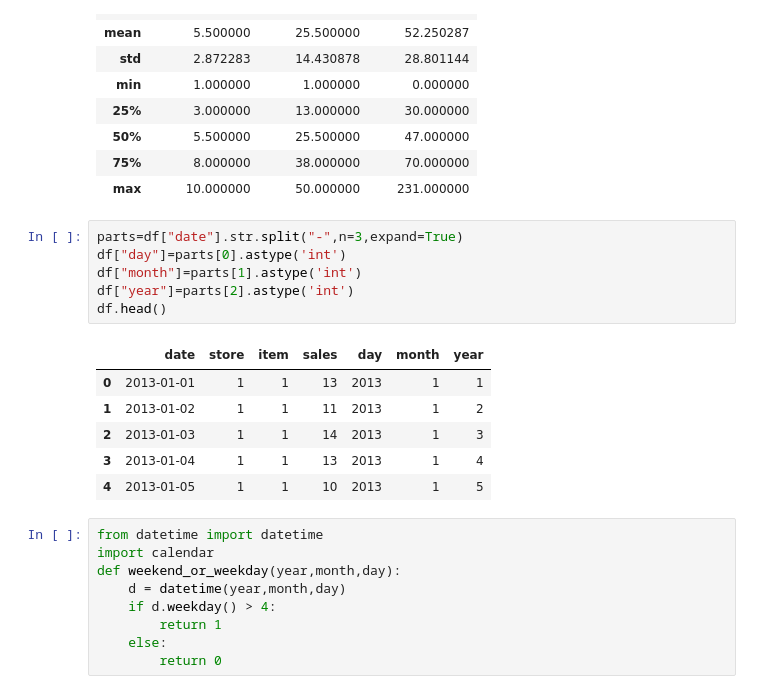
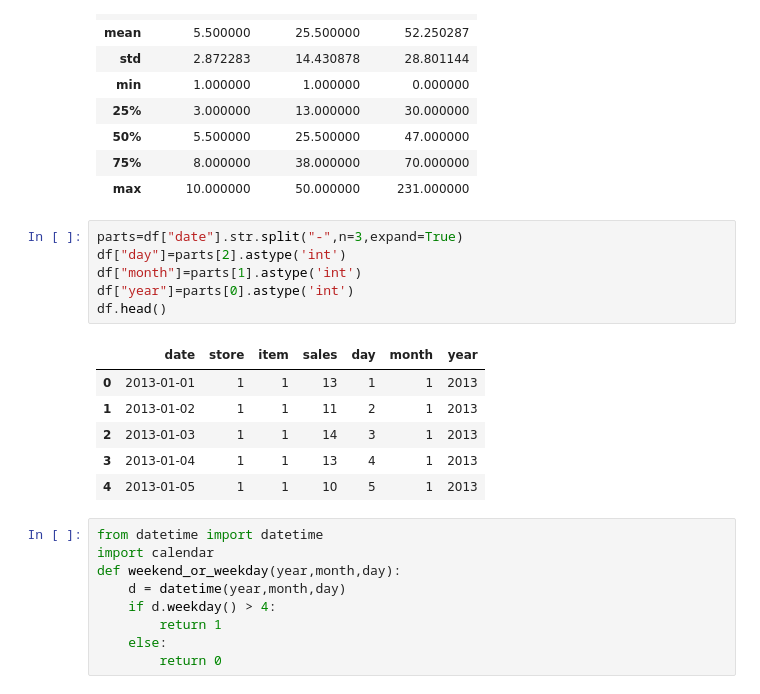
Before and after one commit to sarthakbaraliya/wasteless, a Jupyter notebook: forecast-Copy1.ipynb, the cells around one changed output. Saved outputs shown, nothing was run; the diff lists cells and outputs as text.

```diff
--- a/forecast-Copy1.ipynb
+++ b/forecast-Copy1.ipynb
@@ -58,17 +58,17 @@ df.describe()
 | max | 10.000000 | 50.000000 | 231.000000 |
 # %%
 parts=df["date"].str.split("-",n=3,expand=True)
-df["day"]=parts[0].astype('int')
+df["day"]=parts[2].astype('int')
 df["month"]=parts[1].astype('int')
-df["year"]=parts[2].astype('int')
+df["year"]=parts[0].astype('int')
 df.head()
 # %% [output]
 |  | date | store | item | sales | day | month | year |
-| 0 | 2013-01-01 | 1 | 1 | 13 | 2013 | 1 | 1 |
-| 1 | 2013-01-02 | 1 | 1 | 11 | 2013 | 1 | 2 |
-| 2 | 2013-01-03 | 1 | 1 | 14 | 2013 | 1 | 3 |
-| 3 | 2013-01-04 | 1 | 1 | 13 | 2013 | 1 | 4 |
-| 4 | 2013-01-05 | 1 | 1 | 10 | 2013 | 1 | 5 |
+| 0 | 2013-01-01 | 1 | 1 | 13 | 1 | 1 | 2013 |
+| 1 | 2013-01-02 | 1 | 1 | 11 | 2 | 1 | 2013 |
+| 2 | 2013-01-03 | 1 | 1 | 14 | 3 | 1 | 2013 |
+| 3 | 2013-01-04 | 1 | 1 | 13 | 4 | 1 | 2013 |
+| 4 | 2013-01-05 | 1 | 1 | 10 | 5 | 1 | 2013 |
 # %%
 from datetime import datetime
 import calendar
```
Also changed, not shown: parts of 8 cells of this notebook, 7 other files.
